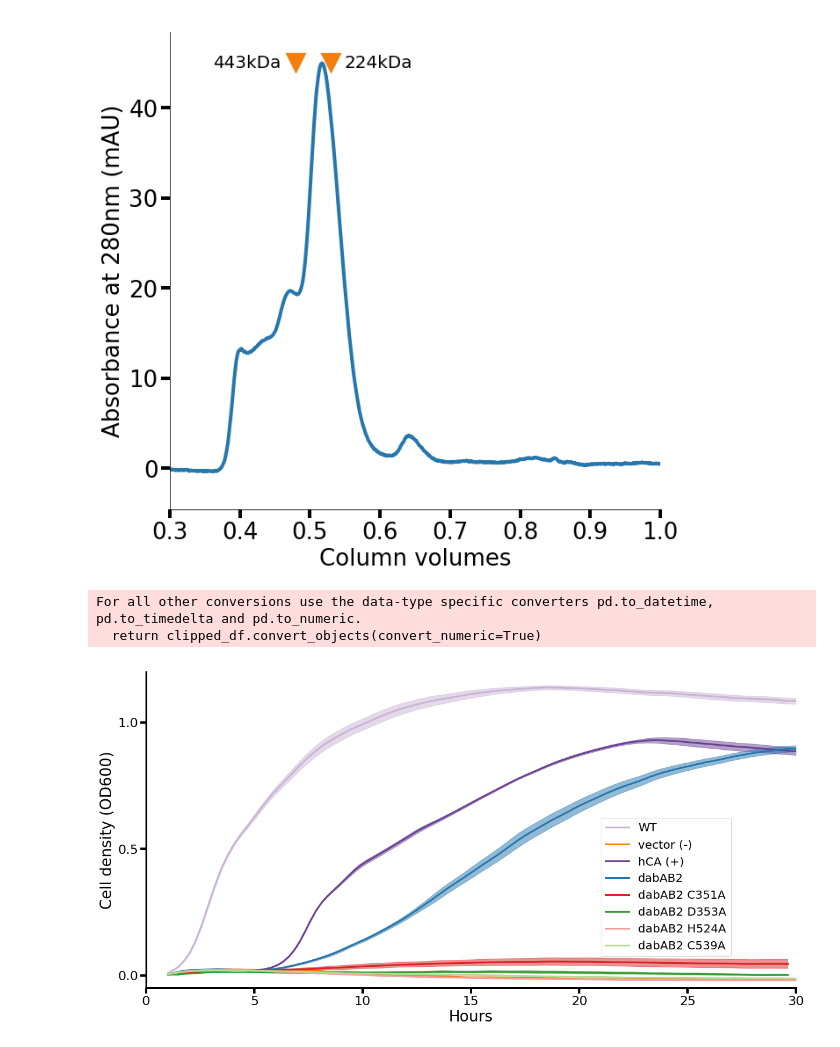
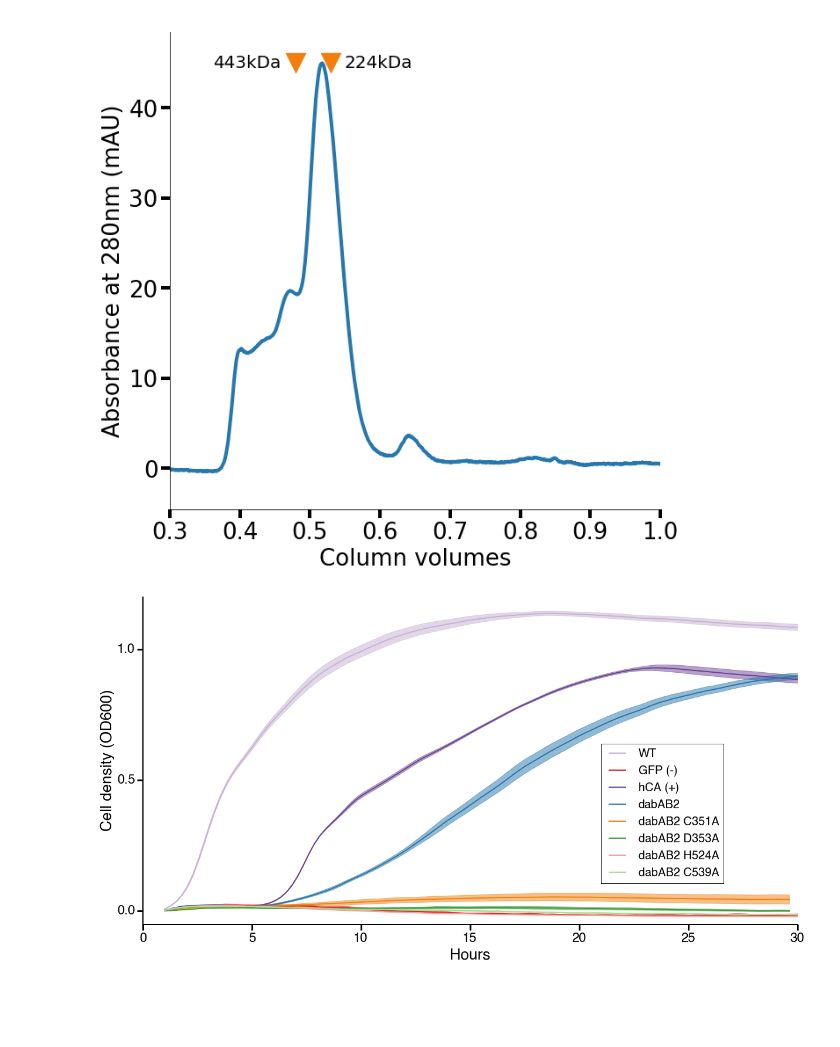
Before and after one commit to jackdesmarais/DabTransporterPaper, a Jupyter notebook: scripts/figure 4 DabA2 point mutants.ipynb, the cells around one changed output. Saved outputs shown, nothing was run; the diff lists cells and outputs as text; code cells hidden in the pictures; blank space fills up the shorter version.

```diff
--- a/scripts/figure 4 DabA2 point mutants.ipynb
+++ b/scripts/figure 4 DabA2 point mutants.ipynb
@@ -412,7 +412,7 @@ time_h = mean_OD.time_s / (60.0*60.0)
 to_plot = [
     ('bw+pFE-sfGFP_x', 'WT'),
 #     ('bw+pFE-sfGFP_y', 'WT2'),
-    ('CAF+pFE-sfGFP_x', 'vector (-)'),
+    ('CAF+pFE-sfGFP_x', 'GFP (-)'),
     ('CAF+pFE-HCA2', 'hCA (+)'),
     ('CAF+pFE-DAB2_wt_x', 'dabAB2'),
     ('CAF+pFE-DC351', 'dabAB2 C351A'),
@@ -424,10 +424,10 @@ to_plot = [
 colors = {
     'WT':qual_palette[8],
 #     'WT2':qual_palette[8],
-    'vector (-)':qual_palette[7],
+    'GFP (-)':qual_palette[5],
     'hCA (+)':qual_palette[9],
     'dabAB2':qual_palette[1],
-    'dabAB2 C351A':qual_palette[5],
+    'dabAB2 C351A':qual_palette[7],
     'dabAB2 D353A':qual_palette[3],
     'dabAB2 H524A':qual_palette[4],
     'dabAB2 C539A':qual_palette[2],
@@ -439,39 +439,38 @@ labels = [name for label, name in to_plot]
 for i, tp in enumerate(to_plot):
     c,label = tp
     color = colors[label]
     plt.fill_between(time_h, mean_OD[c] - sems_OD[c], mean_OD[c] + sems_OD[c],
                      color=color, alpha=0.5)
-    plt.plot(time_h, mean_OD[c], label=label, color=color, lw=3)
+    plt.plot(time_h, mean_OD[c], label=label, color=color, lw=2)
 
 plt.xlim(0,30)
 
 plt.ylabel('Cell density (OD600)', fontsize=26)
 plt.xlabel('Hours', fontsize=26)
 
 plt.tick_params(axis='both', direction='out', bottom='on', left='on', top='off', right='off',
-                length=10, width=4)
+                length=10, width=3)
 plt.yticks([0, 0.5, 1.0], fontsize=22)
 plt.xticks(fontsize=22)
 
 plt.ylim(-0.05, 1.2)
     # Hide the right and top spines
 ax.spines['right'].set_visible(False)
 ax.spines['top'].set_visible(False)
 
 # Only show ticks on the left and bottom spines
 ax.yaxis.set_ticks_position('left')
 ax.xaxis.set_ticks_position('bottom')
 
 #     change axis weight
-ax.spines['left'].set_linewidth(3)
-ax.spines['bottom'].set_linewidth(3)
-plt.legend(loc=[0.7,0.1],fontsize=20)
+ax.spines['left'].set_linewidth(2)
+ax.spines['bottom'].set_linewidth(2)
+plt.legend(loc=[0.7,0.125],fontsize=20)
 
 
 
-plt.savefig('fig4/fig4S1.eps',format='eps',bbox_inches='tight')
+plt.savefig('figS2/figS2B.eps',format='eps',bbox_inches='tight')
+plt.savefig('figS2/figS2B.svg',format='svg',bbox_inches='tight')
 plt.show()
 # %% [output]
-For all other conversions use the data-type specific converters pd.to_datetime, pd.to_timedelta and pd.to_numeric.
-  return clipped_df.convert_objects(convert_numeric=True)
-[figure, old version]
+[figure, new version]
```
Also changed, not shown: parts of 1 cell of this notebook, 15 other files.
